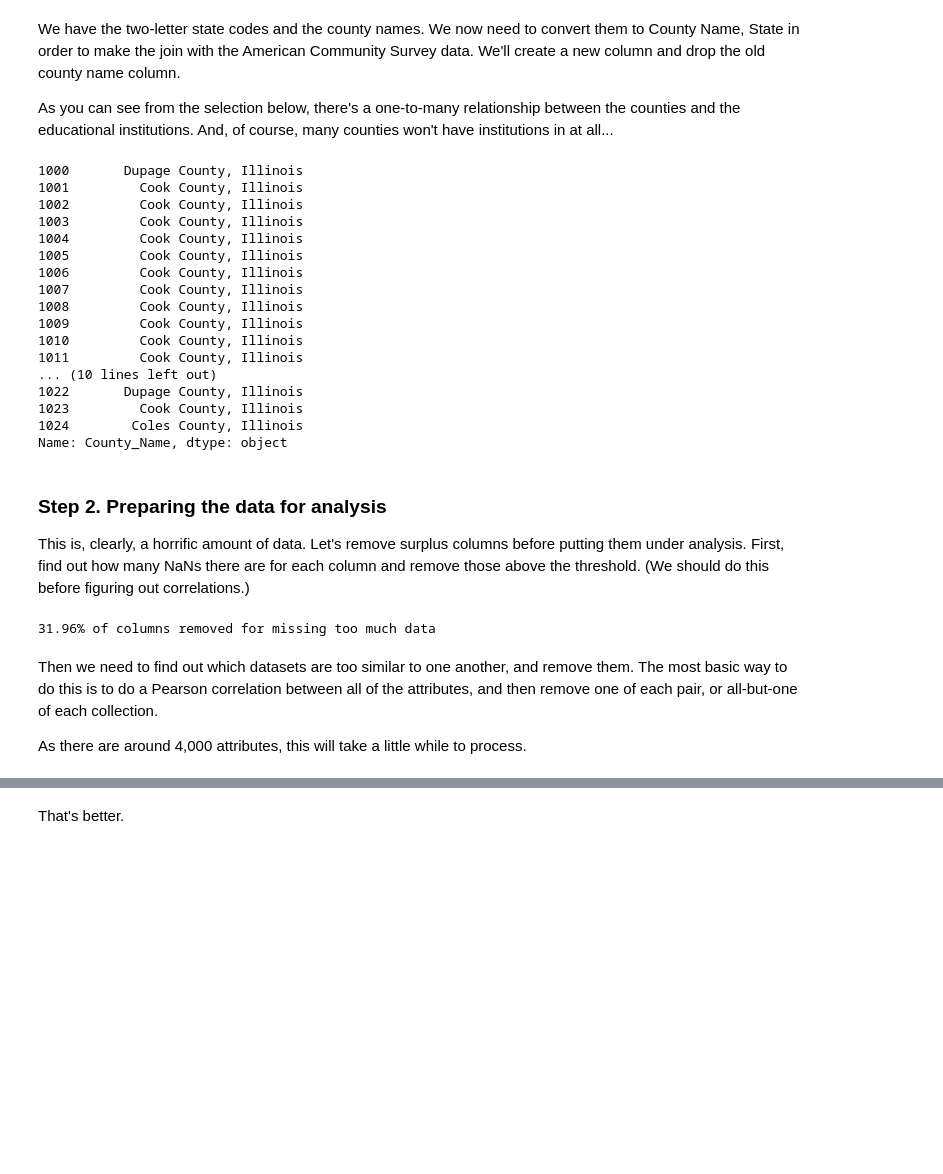
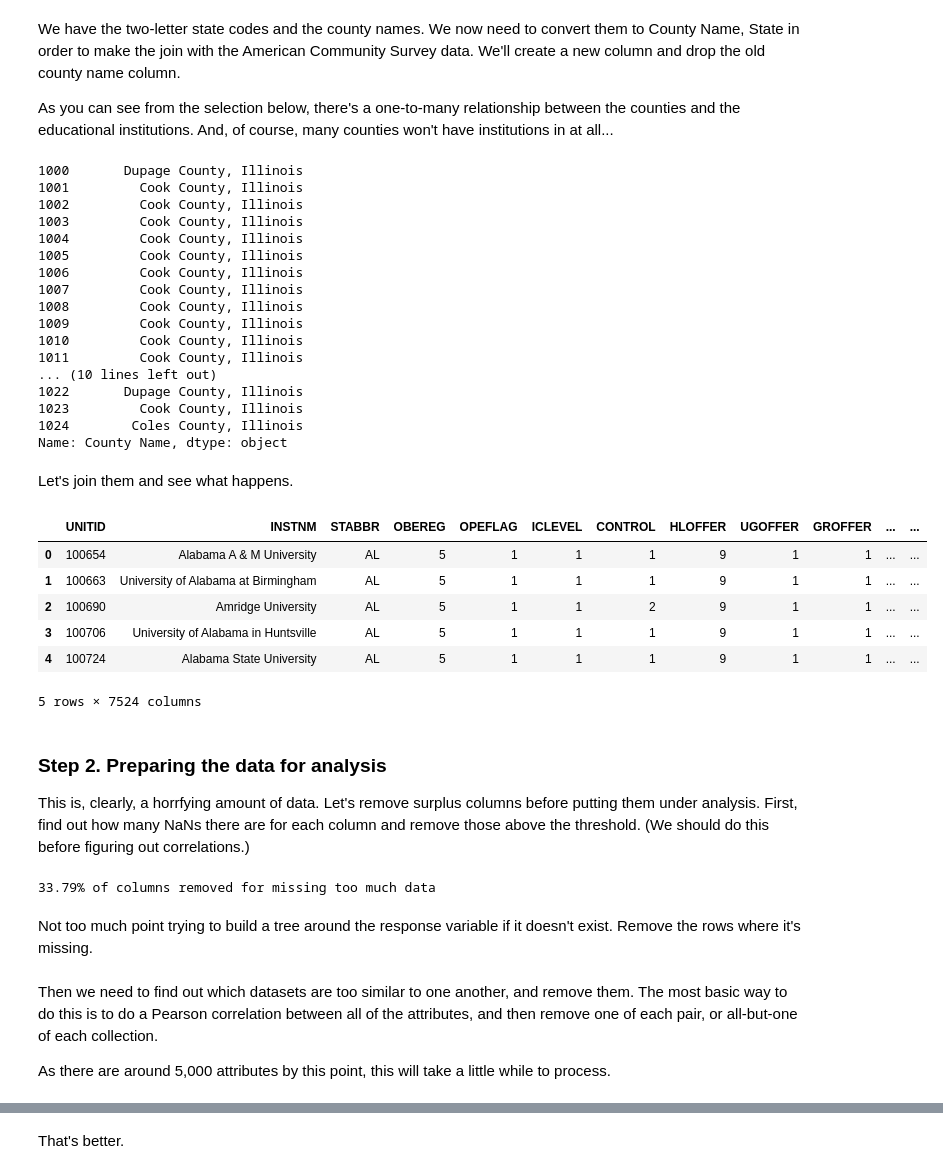
Before and after one commit to quinparker/ds-retentionrates, a Jupyter notebook: main.ipynb, the cells around one changed output, grey strips where cells are left out. Drawn from its saved outputs; the diff is of its cells as text; code cells hidden in the pictures; blank space fills up the shorter version.

```diff
--- a/main.ipynb
+++ b/main.ipynb
@@ -229,0 +257,2 @@ Imported AL2016: 4971 columns total, 279.13MB
+# %%
+acs, x = import_data("acs-instructions.json")
@@ -234,10 +281,10 @@ As you can see from the selection below, there's a one-to-many relationship betw
 # %%
 with open("states_hash.json") as file:
     states = json.load(file)
-if "County_Name" not in ipeds:
-    ipeds["County_Name"] = ipeds["COUNTYNM"]+", "+ipeds["STABBR"].map(states)
+if "County Name" not in ipeds:
+    ipeds["County Name"] = ipeds["COUNTYNM"]+", "+ipeds["STABBR"].map(states)
     ipeds = ipeds.drop(columns="COUNTYNM")
-print(ipeds["County_Name"][1000:1025])
+ipeds["County Name"][1000:1025]
 # %% [output]
 1000       Dupage County, Illinois
 1001         Cook County, Illinois
@@ -255,17 +302,37 @@ print(ipeds["County_Name"][1000:1025])
 1022       Dupage County, Illinois
 1023         Cook County, Illinois
 1024        Coles County, Illinois
-Name: County_Name, dtype: object
+Name: County Name, dtype: object
+# %% [markdown]
+Let's join them and see what happens.
+# %%
+acs = acs.rename(columns={"GEO.display-label": "County Name"})
+ipeds = ipeds.merge(acs,on="County Name",how="left")
+ipeds.head()
+# %% [output]
+|  | UNITID | INSTNM | STABBR | OBEREG | OPEFLAG | ICLEVEL | CONTROL | HLOFFER | UGOFFER | GROFFER | ... | ... |
+| 0 | 100654 | Alabama A & M University | AL | 5 | 1 | 1 | 1 | 9 | 1 | 1 | ... | ... |
+| 1 | 100663 | University of Alabama at Birmingham | AL | 5 | 1 | 1 | 1 | 9 | 1 | 1 | ... | ... |
+| 2 | 100690 | Amridge University | AL | 5 | 1 | 1 | 2 | 9 | 1 | 1 | ... | ... |
+| 3 | 100706 | University of Alabama in Huntsville | AL | 5 | 1 | 1 | 1 | 9 | 1 | 1 | ... | ... |
+| 4 | 100724 | Alabama State University | AL | 5 | 1 | 1 | 1 | 9 | 1 | 1 | ... | ... |
+5 rows × 7524 columns
 # %% [markdown]
 ### Step 2. Preparing the data for analysis
 
-This is, clearly, a horrific amount of data. Let's remove surplus columns before putting them under analysis. First, find out how many NaNs there are for each column and remove those above the threshold. (We should do this before figuring out correlations.)
+This is, clearly, a horrfying amount of data. Let's remove surplus columns before putting them under analysis. First, find out how many NaNs there are for each column and remove those above the threshold. (We should do this before figuring out correlations.)
 # %%
 original_length = len(ipeds.columns)
 
 nanlist = ipeds.isna().sum(axis=0) / len(ipeds)
 nans = nanlist.loc[nanlist >= MAXIMUM_NAN]
+
 print (str(round(float(len(nans) / len(ipeds)),4) * 100) +
        "% of columns removed for missing too much data")
+
+ipeds = ipeds.drop(columns = nans.index)
 # %% [output]
-31.96% of columns removed for missing too much data
+33.79% of columns removed for missing too much data
+# %% [markdown]
+Not too much point trying to build a tree around the response variable if it doesn't exist.
+Remove the rows where it's missing.
@@ -274,7 +344,7 @@ Then we need to find out which datasets are too similar to one another, and remo
 The most basic way to do this is to do a Pearson correlation between all of the attributes, and
 then remove one of each pair, or all-but-one of each collection.
 
-As there are around 4,000 attributes, this will take a little while to process.
+As there are around 5,000 attributes by this point, this will take a little while to process.
 # %%
 # get the pearson correlation between each column.
 
```
Also changed, not shown: parts of 20 cells of this notebook, 2 other files.
